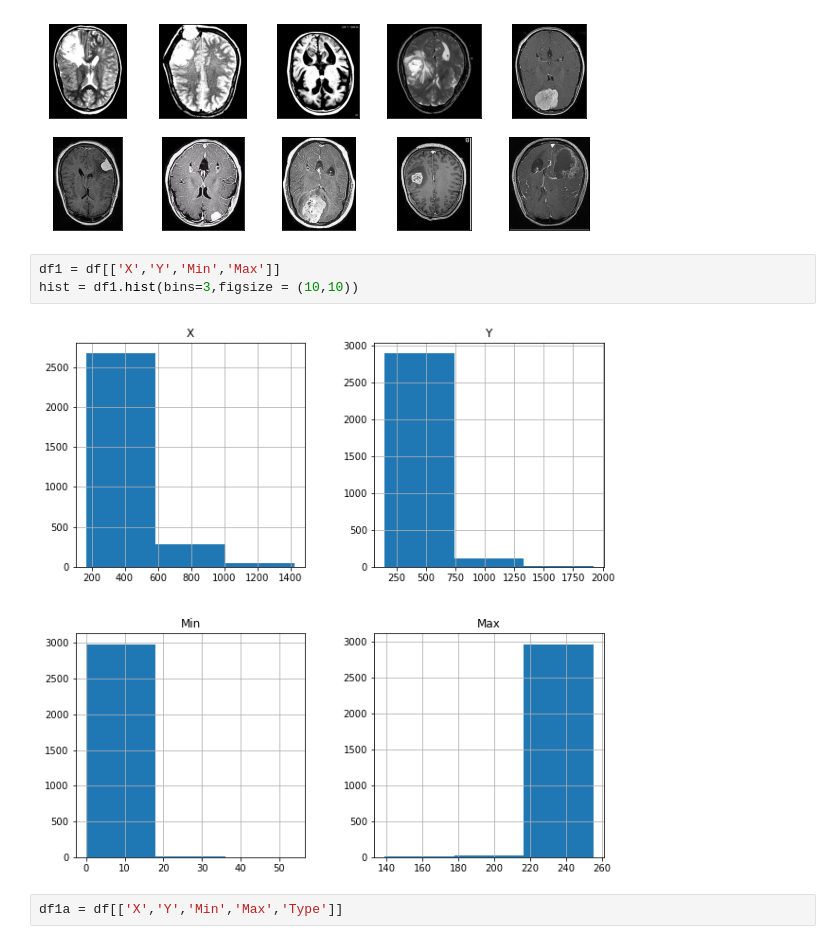
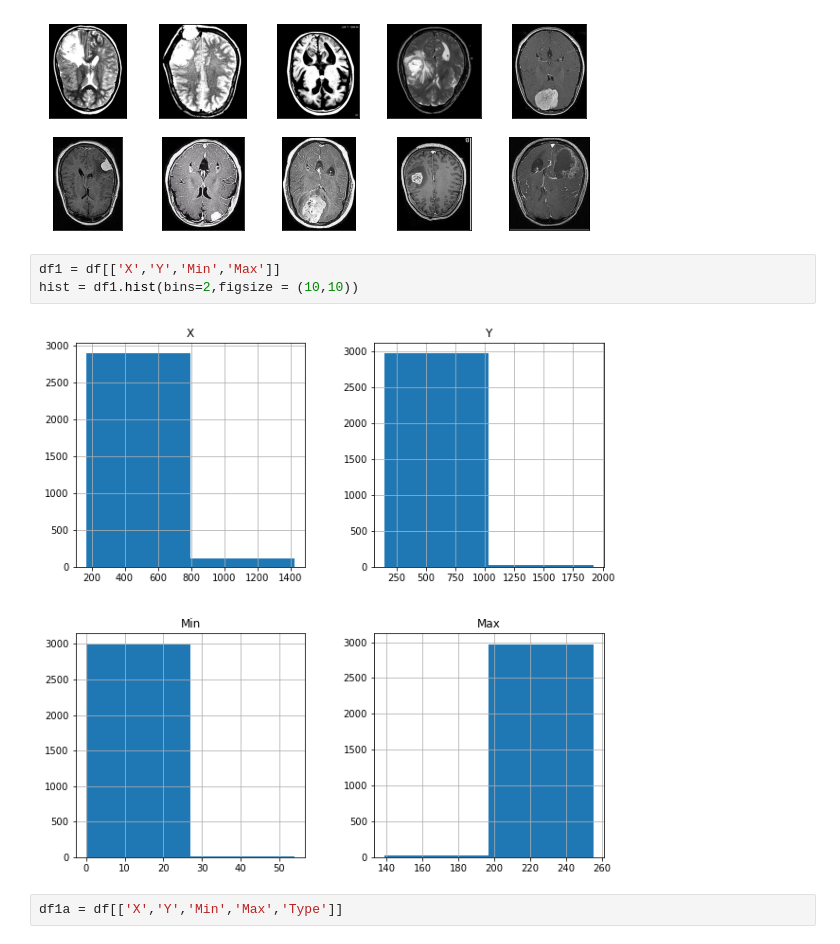
Before and after one commit to salikhussaini/Brain-Tumor-Detection, a Jupyter notebook: EDA/EDA.ipynb, the cells around one changed output. Saved outputs shown, nothing was run; the diff lists cells and outputs as text.

```diff
--- a/EDA/EDA.ipynb
+++ b/EDA/EDA.ipynb
@@ -69,9 +69,9 @@ plt.show()
 [figure]
 # %%
 df1 = df[['X','Y','Min','Max']]
-hist = df1.hist(bins=3,figsize = (10,10))
+hist = df1.hist(bins=2,figsize = (10,10))
 # %% [output]
-[figure, old version]
+[figure, new version]
 # %%
 df1a = df[['X','Y','Min','Max','Type']]
 # %%
```
Also changed, not shown: parts of 3 cells of this notebook.
